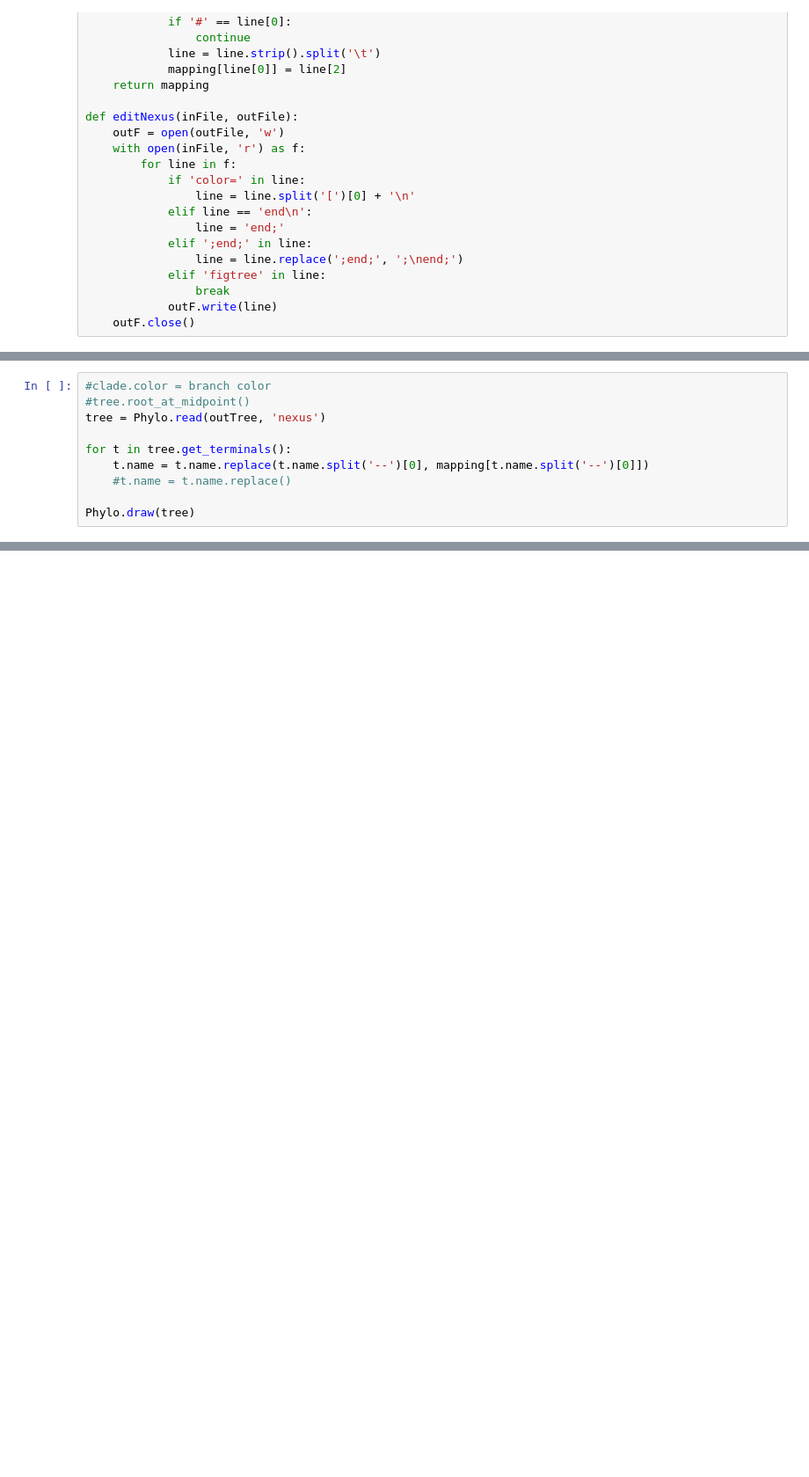
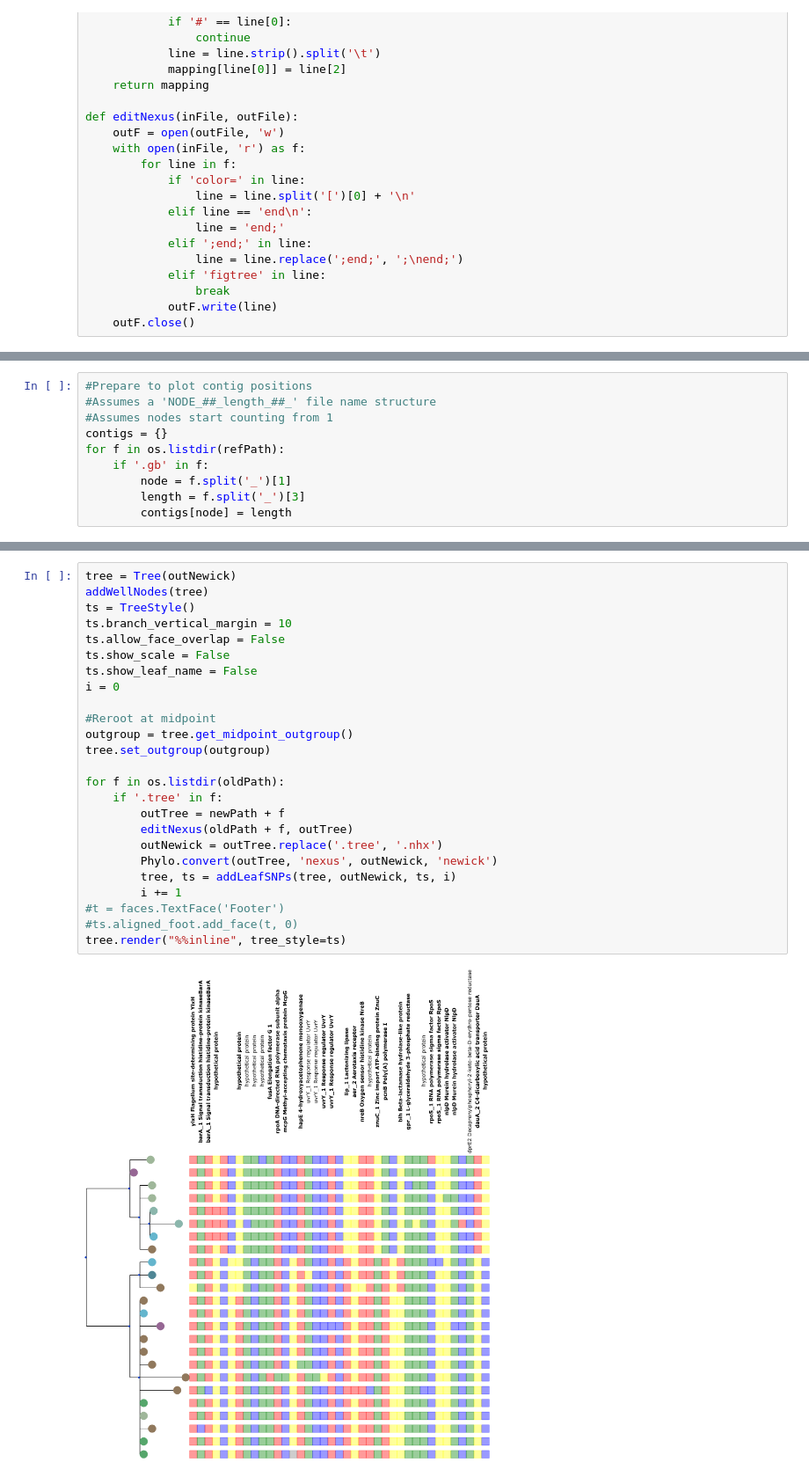
Before and after one commit to sjspence/pseudomonas, a Jupyter notebook: subTrees/2017-05-19_subgroupB.ipynb, the cells around one changed output, grey strips where cells are left out. Shown at 88% size. Cells and saved outputs as stored; diff of their text form; blank space fills up the shorter version.

Commit message:
Updated visualization for subgroup B

```diff
--- a/subTrees/2017-05-19_subgroupB.ipynb
+++ b/subTrees/2017-05-19_subgroupB.ipynb
@@ -234,10 +97,10 @@ tree.render("%%inline")
-# %%
-#clade.color = branch color
-#tree.root_at_midpoint()
-tree = Phylo.read(outTree, 'nexus')
-
-for t in tree.get_terminals():
-    t.name = t.name.replace(t.name.split('--')[0], mapping[t.name.split('--')[0]])
-    #t.name = t.name.replace()
-
-Phylo.draw(tree)
+# %%
+#Prepare to plot contig positions
+#Assumes a 'NODE_##_length_##_' file name structure
+#Assumes nodes start counting from 1
+contigs = {}
+for f in os.listdir(refPath):
+    if '.gb' in f:
+        node = f.split('_')[1]
+        length = f.split('_')[3]
+        contigs[node] = length
@@ -243,0 +167,27 @@ Phylo.draw(tree)
+# %%
+tree = Tree(outNewick)
+addWellNodes(tree)
+ts = TreeStyle()
+ts.branch_vertical_margin = 10
+ts.allow_face_overlap = False
+ts.show_scale = False
+ts.show_leaf_name = False
+i = 0
+
+#Reroot at midpoint
+outgroup = tree.get_midpoint_outgroup()
+tree.set_outgroup(outgroup)
+
+for f in os.listdir(oldPath):
+    if '.tree' in f:
+        outTree = newPath + f
+        editNexus(oldPath + f, outTree)
+        outNewick = outTree.replace('.tree', '.nhx')
+        Phylo.convert(outTree, 'nexus', outNewick, 'newick')
+        tree, ts = addLeafSNPs(tree, outNewick, ts, i)
+        i += 1
+#t = faces.TextFace('Footer')
+#ts.aligned_foot.add_face(t, 0)
+tree.render("%%inline", tree_style=ts)
+# %% [output]
+[figure, added]
```
Also changed, not shown: parts of 9 cells of this notebook.
